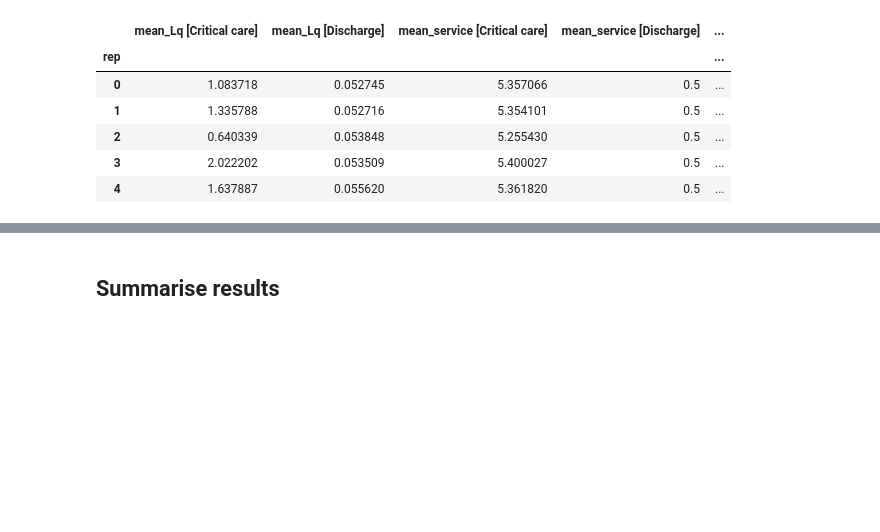
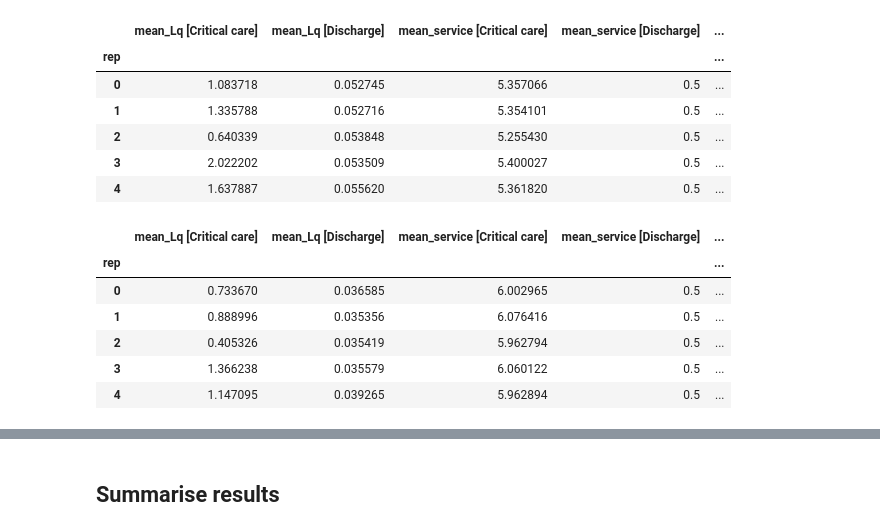
Before and after one commit to sim-agent/json2ciw, a Jupyter notebook: user_guide/07_multiple_arrivals.ipynb, the cells around one changed output, grey strips where cells are left out. Cells and saved outputs as stored; diff of their text form; code cells hidden in the pictures; blank space fills up the shorter version.

Commit message:
feat(reps): replications tidy2wide overall and by class update

```diff
--- a/user_guide/07_multiple_arrivals.ipynb
+++ b/user_guide/07_multiple_arrivals.ipynb
@@ -174,3 +175,15 @@ wide.head()
 | 2 | 0.640339 | 0.053848 | 5.255430 | 0.5 | ... |
 | 3 | 2.022202 | 0.053509 | 5.400027 | 0.5 | ... |
 | 4 | 1.637887 | 0.055620 | 5.361820 | 0.5 | ... |
+# %%
+# results by class = emergency_department
+wide_by_class = tidy_to_wide_format_by_class(df_reps, customer_class="emergency_department")
+wide_by_class.head()
+# %% [output]
+|  | mean_Lq [Critical care] | mean_Lq [Discharge] | mean_service [Critical care] | mean_service [Discharge] | ... |
+| rep |  |  |  |  | ... |
+| 0 | 0.733670 | 0.036585 | 6.002965 | 0.5 | ... |
+| 1 | 0.888996 | 0.035356 | 6.076416 | 0.5 | ... |
+| 2 | 0.405326 | 0.035419 | 5.962794 | 0.5 | ... |
+| 3 | 1.366238 | 0.035579 | 6.060122 | 0.5 | ... |
+| 4 | 1.147095 | 0.039265 | 5.962894 | 0.5 | ... |
```
Also changed, not shown: parts of 3 cells of this notebook, 1 other file.
